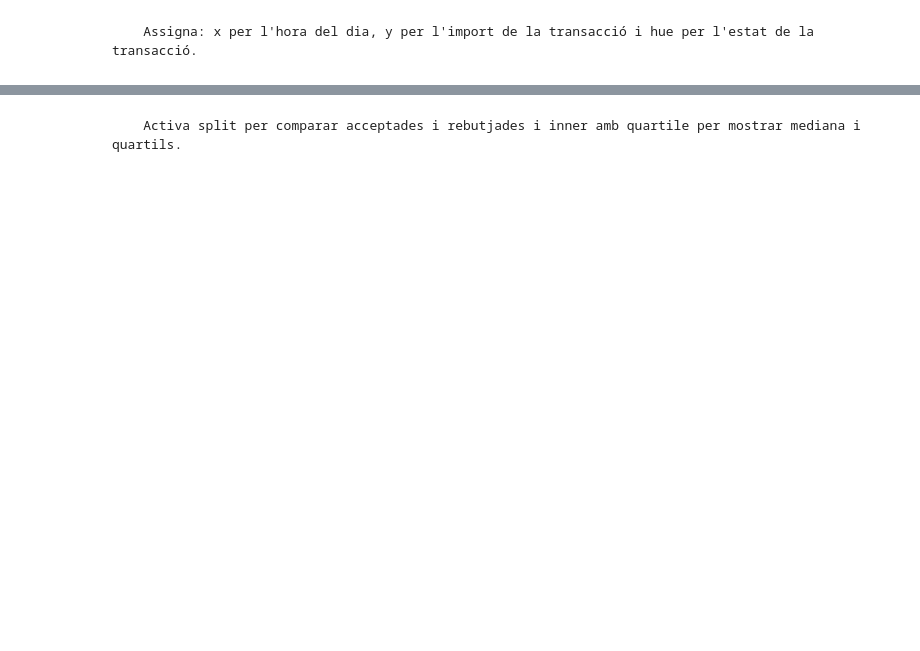
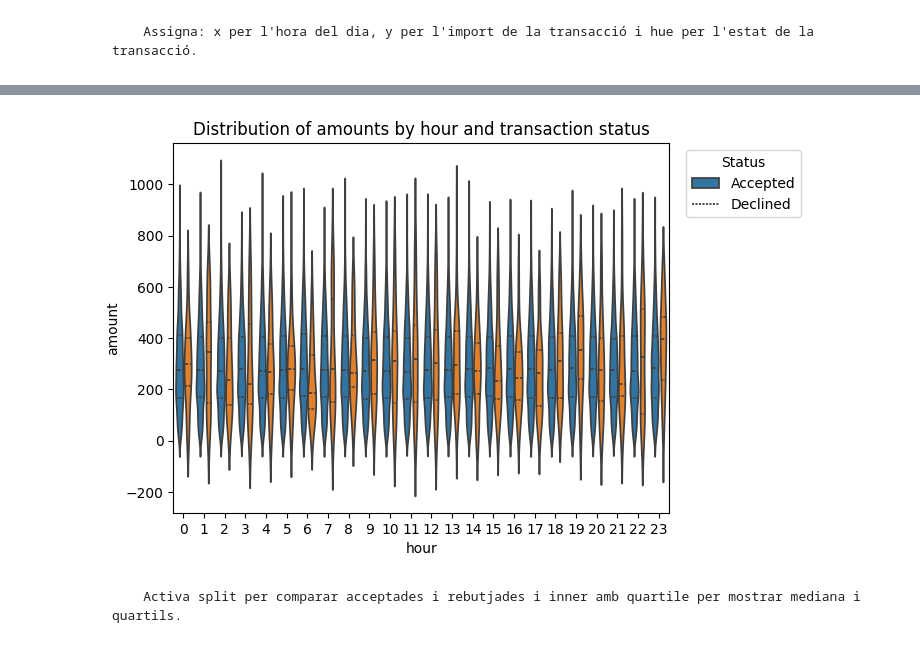
Before and after one commit to edupetitvalley/sprint9-python-graphs, a Jupyter notebook: sprint9.ipynb, the cells around one changed output, grey strips where cells are left out. Saved outputs shown, nothing was run; the diff lists cells and outputs as text; code cells hidden in the pictures; blank space fills up the shorter version.

```diff
--- a/sprint9.ipynb
+++ b/sprint9.ipynb
@@ -209,14 +308,25 @@ import seaborn as sns
 # %%
 sns.violinplot(
     x="hour",
     y="amount",
     hue="declined",
     data=df_tr,
-    inner="quart", split=True
+    inner="quart",
+    # split=True
 )
 
 plt.title("Distribution of amounts by hour and transaction status")
+plt.legend(
+    bbox_to_anchor=(1.02, 1),  # X and Y coordinates just outside the top-right corner
+    # loc="upper left",  # Anchors the top-left of the legend box to that point
+    # borderaxespad=0,
+    # title="Category",  # Optional legend title
+    title="Status",
+    labels=["Accepted", "Declined"]
+)
 plt.show()
+# %% [output]
+[figure, added]
 # %% [markdown]
         Activa split per comparar acceptades i rebutjades i inner amb quartile per mostrar mediana i quartils.
 # %%
```
Also changed, not shown: parts of 51 cells of this notebook.
